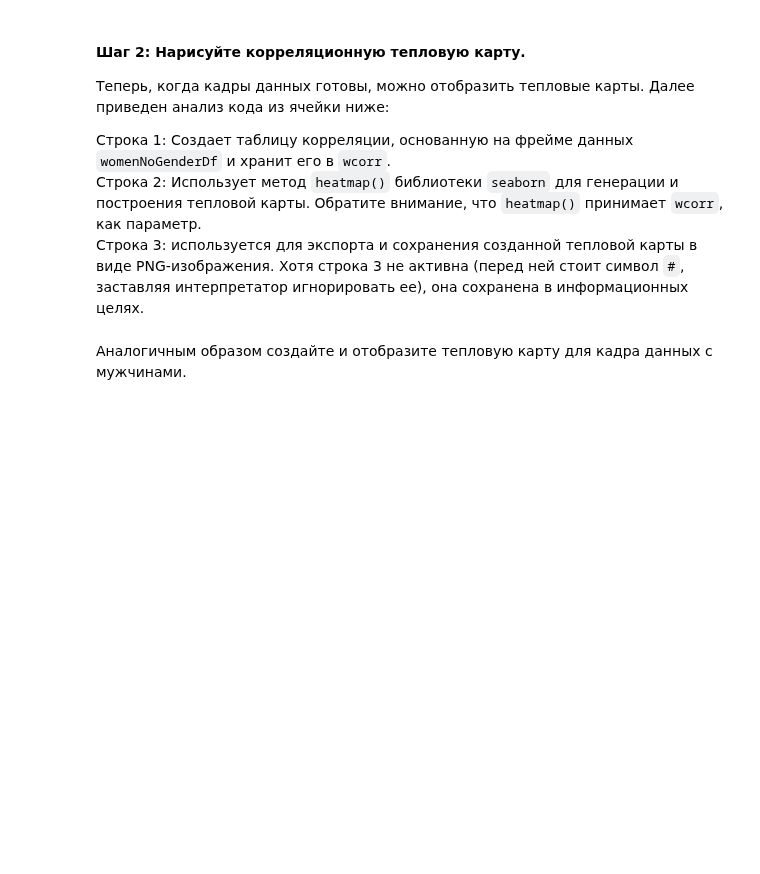
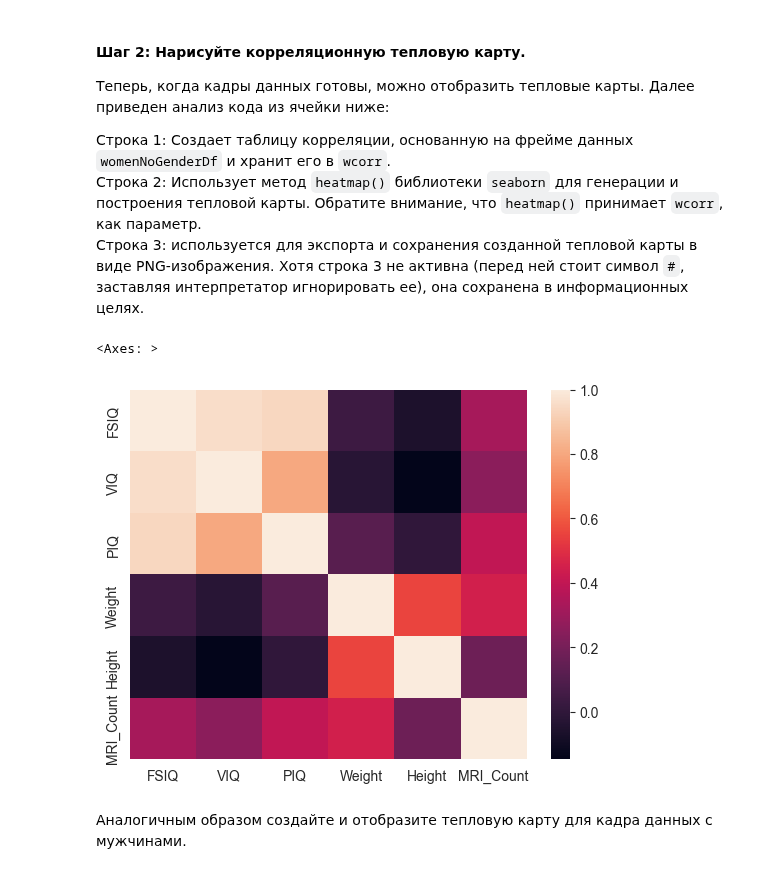
Before and after one commit to AKlimovUrfu/lab2, a Jupyter notebook: correlation.ipynb, the cells around one changed output. Drawn from its saved outputs; the diff is of its cells as text; code cells hidden in the pictures; blank space fills up the shorter version.

```diff
--- a/correlation.ipynb
+++ b/correlation.ipynb
@@ -150,10 +257,13 @@ womenDf.?(method='pearson')
 # %%
 # Ячейка для кода № 12
 import seaborn as sns
 
-wcorr = womenDf.corr()
+wcorr = womenDf.corr(numeric_only=True)
 sns.heatmap(wcorr)
 #plt.savefig('attribute_correlations.png', tight_layout=True)
+# %% [output]
+<Axes: >
+[figure, added]
 # %% [markdown]
 Аналогичным образом создайте и отобразите тепловую карту для кадра данных с мужчинами.
 # %%
```
Also changed, not shown: parts of 26 cells of this notebook, 1 other file.
